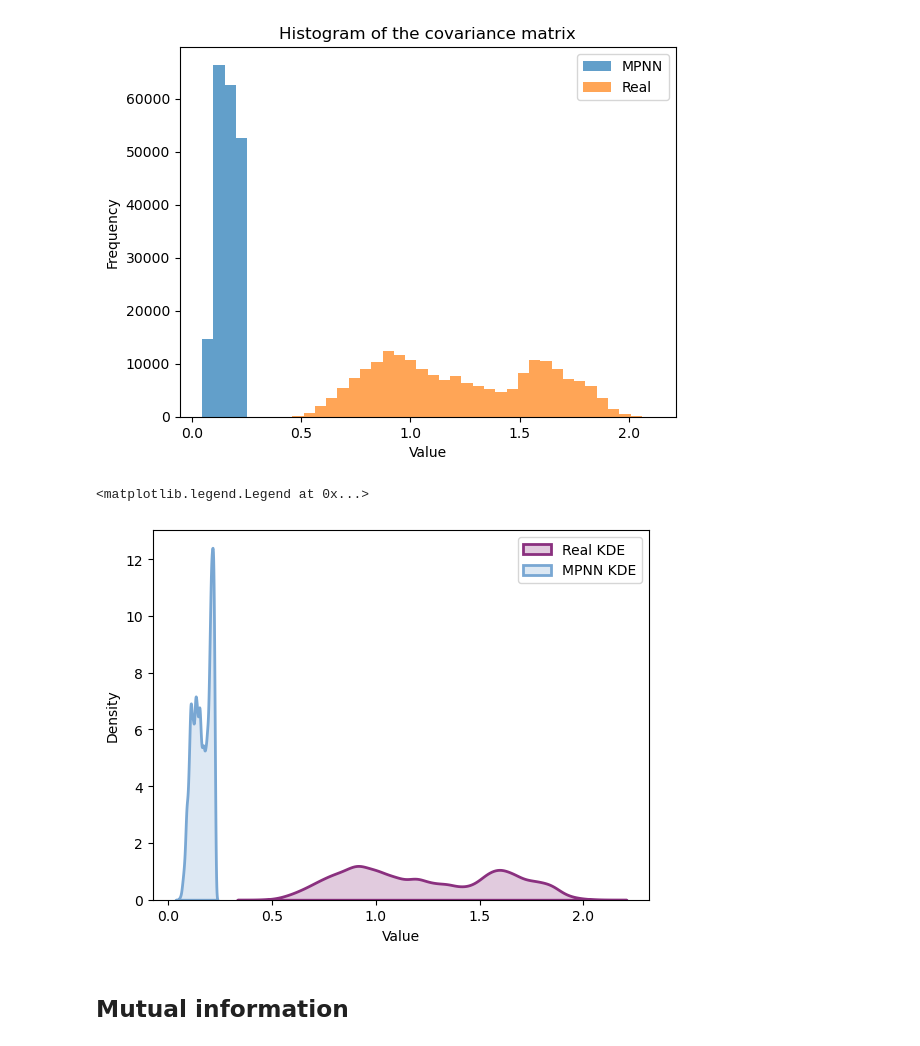
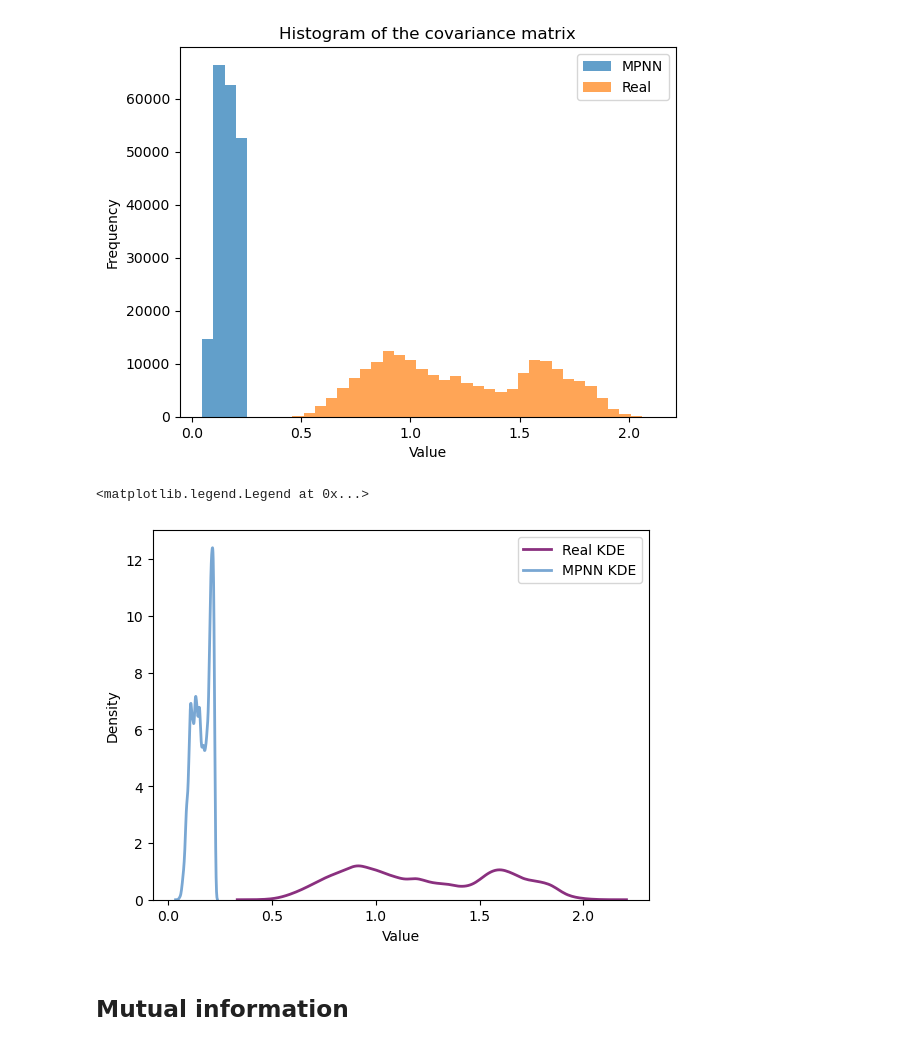
Before and after one commit to zifangu/lithiumized-fish, a Jupyter notebook: final.ipynb, the cells around one changed output. Cells and saved outputs as stored; diff of their text form; code cells hidden in the pictures.

```diff
--- a/final.ipynb
+++ b/final.ipynb
@@ -266,17 +266,19 @@ C_cov_mpnnn_flat shape: (196249,)
 C_cov_reak_flat shape: (196249,)
 [figure]
 # %%
-sns.kdeplot(C_cov_real_flat, label='Real KDE', color='#8a307f', linewidth=2, fill=True)
-sns.kdeplot(C_cov_mpnnn_flat, label='MPNN KDE', color='#79a7d3', linewidth=2, fill=True)
+# sns.kdeplot(C_cov_real_flat, label='Real KDE', color='#8a307f', linewidth=2, fill=True)
+# sns.kdeplot(C_cov_mpnnn_flat, label='MPNN KDE', color='#79a7d3', linewidth=2, fill=True)
+sns.kdeplot(C_cov_real_flat, label='Real KDE', color='#8a307f', linewidth=2)
+sns.kdeplot(C_cov_mpnnn_flat, label='MPNN KDE', color='#79a7d3', linewidth=2)
 
 plt.xlabel('Value')
 plt.ylabel('Density')
 plt.legend()
 
 # plt.savefig('kde_cov_mat.png', dpi=300)
 # %% [output]
 <matplotlib.legend.Legend at 0x...>
-[figure, old version]
+[figure, new version]
 # %% [markdown]
 ## **Mutual information**
 # %%
```
